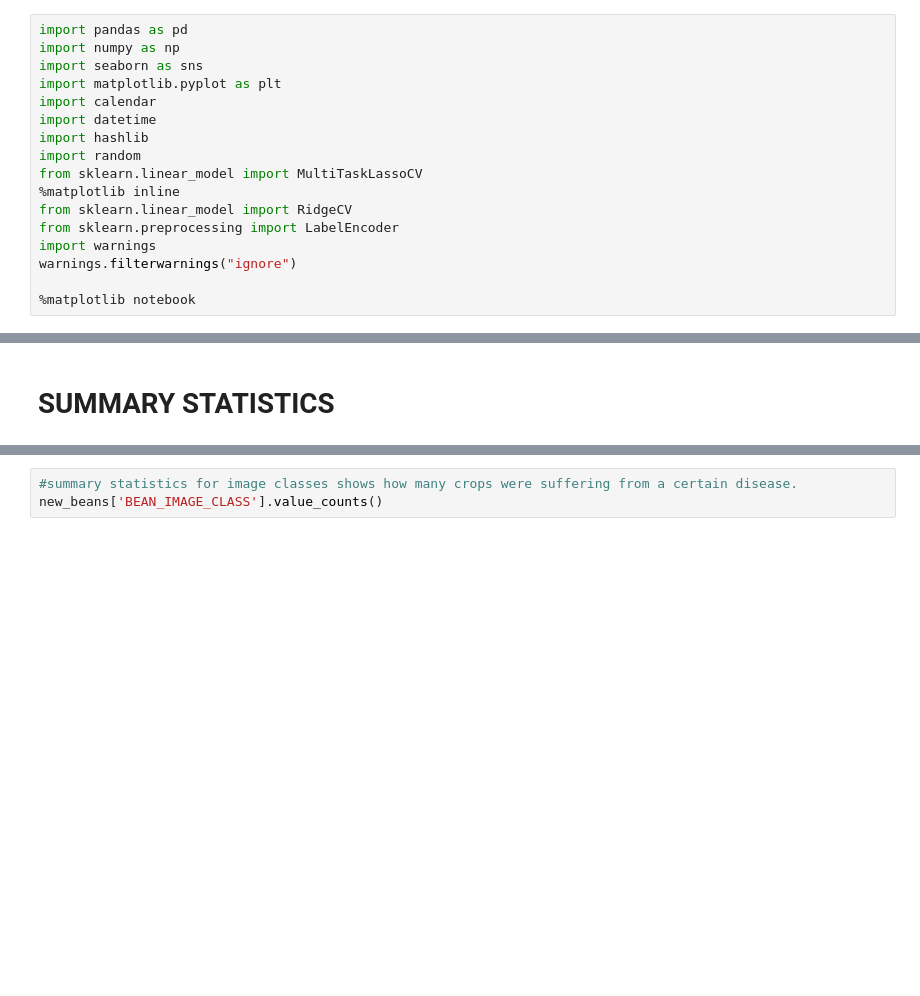
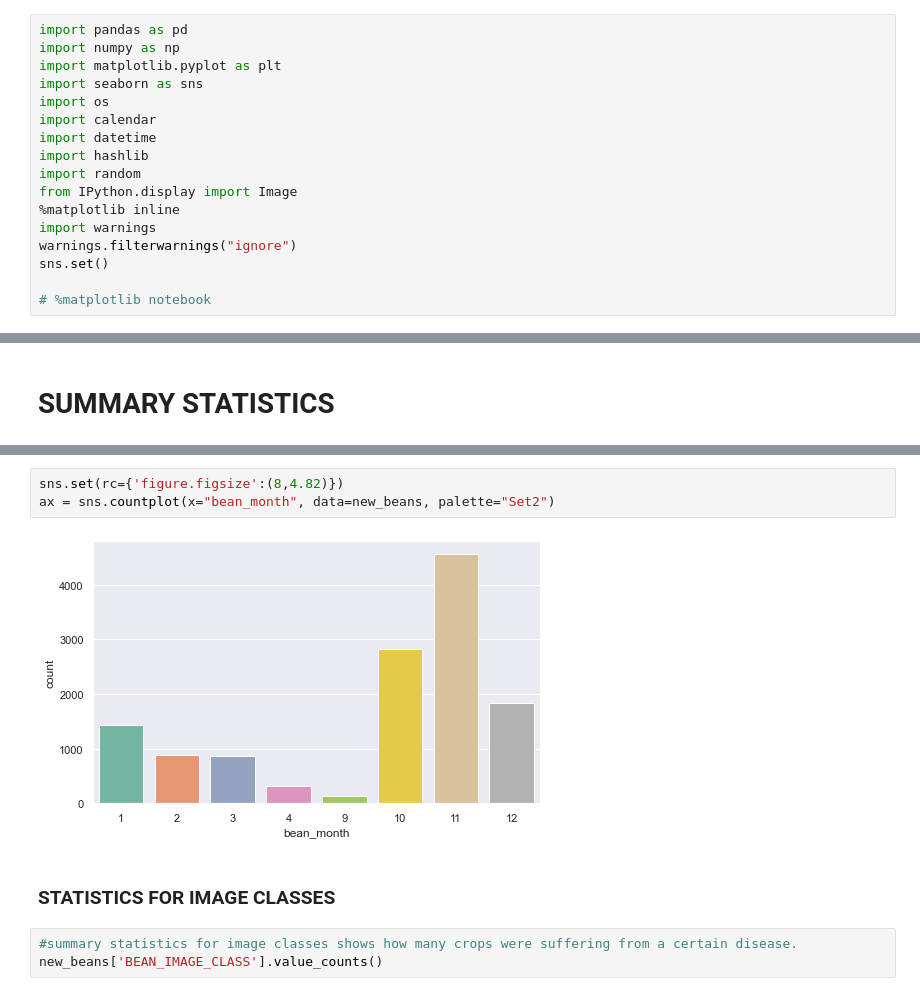
Before and after one commit to dnajjuma/Diana-Cassava-dataset, a Jupyter notebook: BEANS1.ipynb, the cells around one changed output, grey strips where cells are left out. Cells and saved outputs as stored; diff of their text form; blank space fills up the shorter version.

```diff
--- a/BEANS1.ipynb
+++ b/BEANS1.ipynb
@@ -1,20 +1,20 @@
 # %%
 import pandas as pd
 import numpy as np
+import matplotlib.pyplot as plt
 import seaborn as sns
-import matplotlib.pyplot as plt
+import os
 import calendar
 import datetime
 import hashlib
 import random
-from sklearn.linear_model import MultiTaskLassoCV
+from IPython.display import Image
 %matplotlib inline
-from sklearn.linear_model import RidgeCV
-from sklearn.preprocessing import LabelEncoder
 import warnings
 warnings.filterwarnings("ignore")
+sns.set()
 
-%matplotlib notebook
+# %matplotlib notebook
 # %%
 beans = pd.read_excel('BeanImagelinks.xlsx')
 beans.shape
@@ -529,3 +371,10 @@ Name: bean_month, dtype: int64
+# %%
+sns.set(rc={'figure.figsize':(8,4.82)})
+ax = sns.countplot(x="bean_month", data=new_beans, palette="Set2")
+# %% [output]
+[figure, added]
+# %% [markdown]
+### STATISTICS FOR IMAGE CLASSES
 # %%
 #summary statistics for image classes shows how many crops were suffering from a certain disease.
 new_beans['BEAN_IMAGE_CLASS'].value_counts()
```
Also changed, not shown: parts of 33 cells of this notebook.
